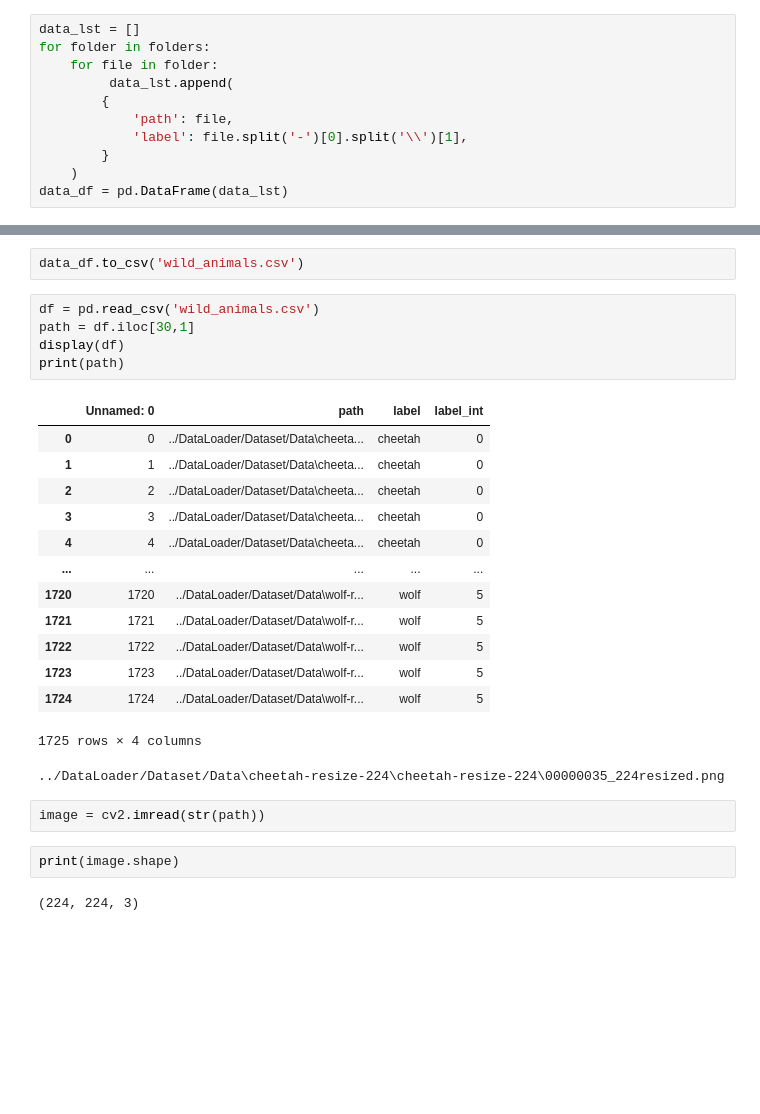
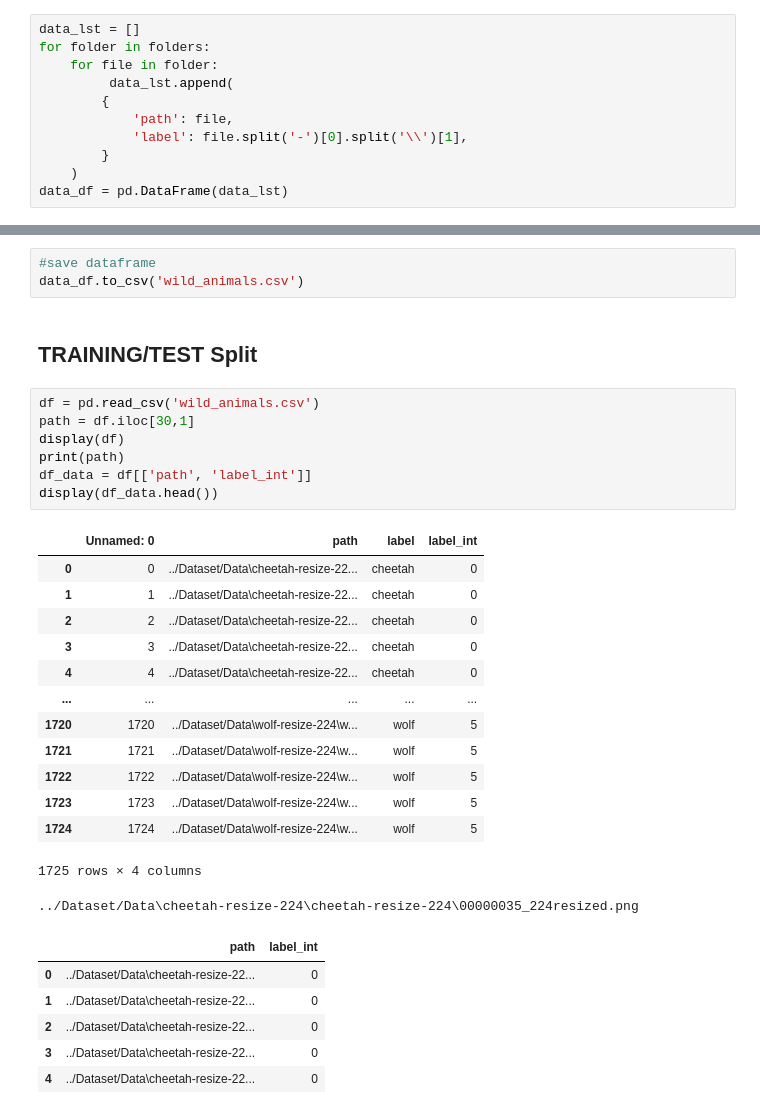
Before and after one commit to ssalabi/CV-AnimalDataset, a Jupyter notebook: Notebooks/Data.ipynb, the cells around one changed output, grey strips where cells are left out. Saved outputs shown, nothing was run; the diff lists cells and outputs as text; blank space fills up the shorter version.

```diff
--- a/Notebooks/Data.ipynb
+++ b/Notebooks/Data.ipynb
@@ -206,29 +192,34 @@ display(data_df)
 1725 rows × 3 columns
 # %%
+#save dataframe
 data_df.to_csv('wild_animals.csv')
+# %% [markdown]
+## **TRAINING/TEST Split**
 # %%
 df = pd.read_csv('wild_animals.csv')
 path = df.iloc[30,1]
 display(df)
 print(path)
+df_data = df[['path', 'label_int']]
+display(df_data.head())
 # %% [output]
 |  | Unnamed: 0 | path | label | label_int |
-| 0 | 0 | ../DataLoader/Dataset/Data\cheeta... | cheetah | 0 |
-| 1 | 1 | ../DataLoader/Dataset/Data\cheeta... | cheetah | 0 |
-| 2 | 2 | ../DataLoader/Dataset/Data\cheeta... | cheetah | 0 |
-| 3 | 3 | ../DataLoader/Dataset/Data\cheeta... | cheetah | 0 |
-| 4 | 4 | ../DataLoader/Dataset/Data\cheeta... | cheetah | 0 |
+| 0 | 0 | ../Dataset/Data\cheetah-resize-22... | cheetah | 0 |
+| 1 | 1 | ../Dataset/Data\cheetah-resize-22... | cheetah | 0 |
+| 2 | 2 | ../Dataset/Data\cheetah-resize-22... | cheetah | 0 |
+| 3 | 3 | ../Dataset/Data\cheetah-resize-22... | cheetah | 0 |
+| 4 | 4 | ../Dataset/Data\cheetah-resize-22... | cheetah | 0 |
 | ... | ... | ... | ... | ... |
-| 1720 | 1720 | ../DataLoader/Dataset/Data\wolf-r... | wolf | 5 |
-| 1721 | 1721 | ../DataLoader/Dataset/Data\wolf-r... | wolf | 5 |
-| 1722 | 1722 | ../DataLoader/Dataset/Data\wolf-r... | wolf | 5 |
-| 1723 | 1723 | ../DataLoader/Dataset/Data\wolf-r... | wolf | 5 |
-| 1724 | 1724 | ../DataLoader/Dataset/Data\wolf-r... | wolf | 5 |
+| 1720 | 1720 | ../Dataset/Data\wolf-resize-224\w... | wolf | 5 |
+| 1721 | 1721 | ../Dataset/Data\wolf-resize-224\w... | wolf | 5 |
+| 1722 | 1722 | ../Dataset/Data\wolf-resize-224\w... | wolf | 5 |
+| 1723 | 1723 | ../Dataset/Data\wolf-resize-224\w... | wolf | 5 |
+| 1724 | 1724 | ../Dataset/Data\wolf-resize-224\w... | wolf | 5 |
 1725 rows × 4 columns
-../DataLoader/Dataset/Data\cheetah-resize-224\cheetah-resize-224\00000035_224resized.png
+../Dataset/Data\cheetah-resize-224\cheetah-resize-224\00000035_224resized.png
+|  | path | label_int |
+| 0 | ../Dataset/Data\cheetah-resize-22... | 0 |
+| 1 | ../Dataset/Data\cheetah-resize-22... | 0 |
+| 2 | ../Dataset/Data\cheetah-resize-22... | 0 |
+| 3 | ../Dataset/Data\cheetah-resize-22... | 0 |
+| 4 | ../Dataset/Data\cheetah-resize-22... | 0 |
-# %%
-image = cv2.imread(str(path))
-# %%
-print(image.shape)
-# %% [output]
-(224, 224, 3)
```
Also changed, not shown: parts of 33 cells of this notebook, 3 other files.
